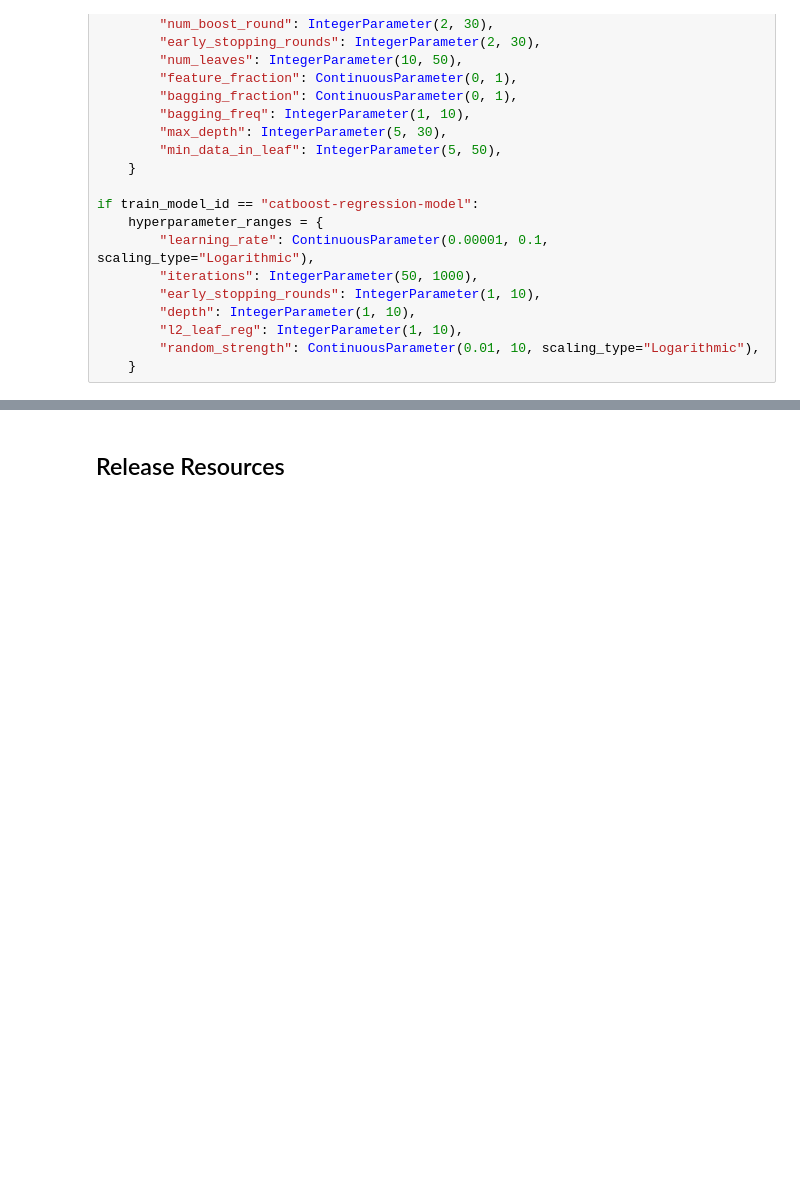
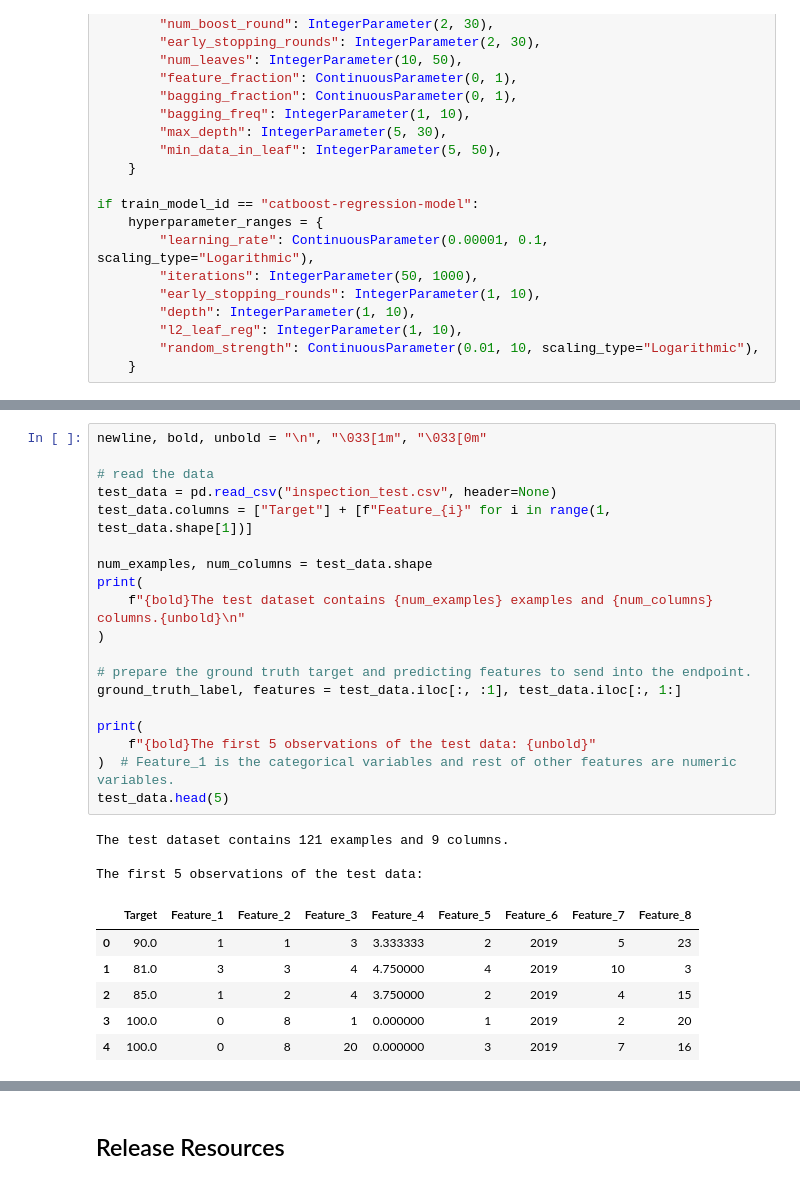
Before and after one commit to mchang674/ads-508-team-project, a Jupyter notebook: Data_ingest.ipynb, the cells around one changed output, grey strips where cells are left out. Drawn from its saved outputs; the diff is of its cells as text; blank space fills up the shorter version.

```diff
--- a/Data_ingest.ipynb
+++ b/Data_ingest.ipynb
@@ -843,0 +967,29 @@ https://docs.aws.amazon.com/sagemaker/latest/dg/sagemaker-python-sdk-troubleshoo
+# %%
+newline, bold, unbold = "\n", "\033[1m", "\033[0m"
+
+# read the data
+test_data = pd.read_csv("inspection_test.csv", header=None)
+test_data.columns = ["Target"] + [f"Feature_{i}" for i in range(1, test_data.shape[1])]
+
+num_examples, num_columns = test_data.shape
+print(
+    f"{bold}The test dataset contains {num_examples} examples and {num_columns} columns.{unbold}\n"
+)
+
+# prepare the ground truth target and predicting features to send into the endpoint.
+ground_truth_label, features = test_data.iloc[:, :1], test_data.iloc[:, 1:]
+
+print(
+    f"{bold}The first 5 observations of the test data: {unbold}"
+)  # Feature_1 is the categorical variables and rest of other features are numeric variables.
+test_data.head(5)
+# %% [output]
+The test dataset contains 121 examples and 9 columns.
+
+The first 5 observations of the test data:
+|  | Target | Feature_1 | Feature_2 | Feature_3 | Feature_4 | Feature_5 | Feature_6 | Feature_7 | Feature_8 |
+| 0 | 90.0 | 1 | 1 | 3 | 3.333333 | 2 | 2019 | 5 | 23 |
+| 1 | 81.0 | 3 | 3 | 4 | 4.750000 | 4 | 2019 | 10 | 3 |
+| 2 | 85.0 | 1 | 2 | 4 | 3.750000 | 2 | 2019 | 4 | 15 |
+| 3 | 100.0 | 0 | 8 | 1 | 0.000000 | 1 | 2019 | 2 | 20 |
+| 4 | 100.0 | 0 | 8 | 20 | 0.000000 | 3 | 2019 | 7 | 16 |
```
Also changed, not shown: parts of 26 cells of this notebook, 3 other files.
